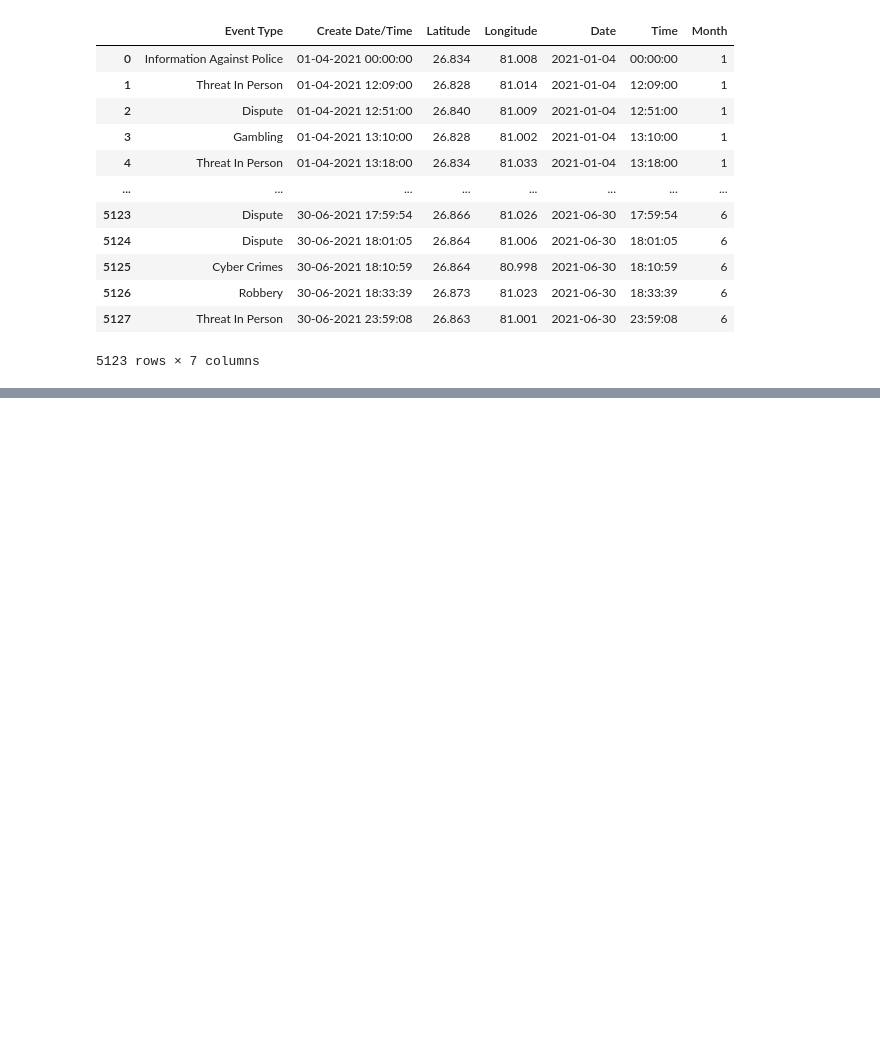
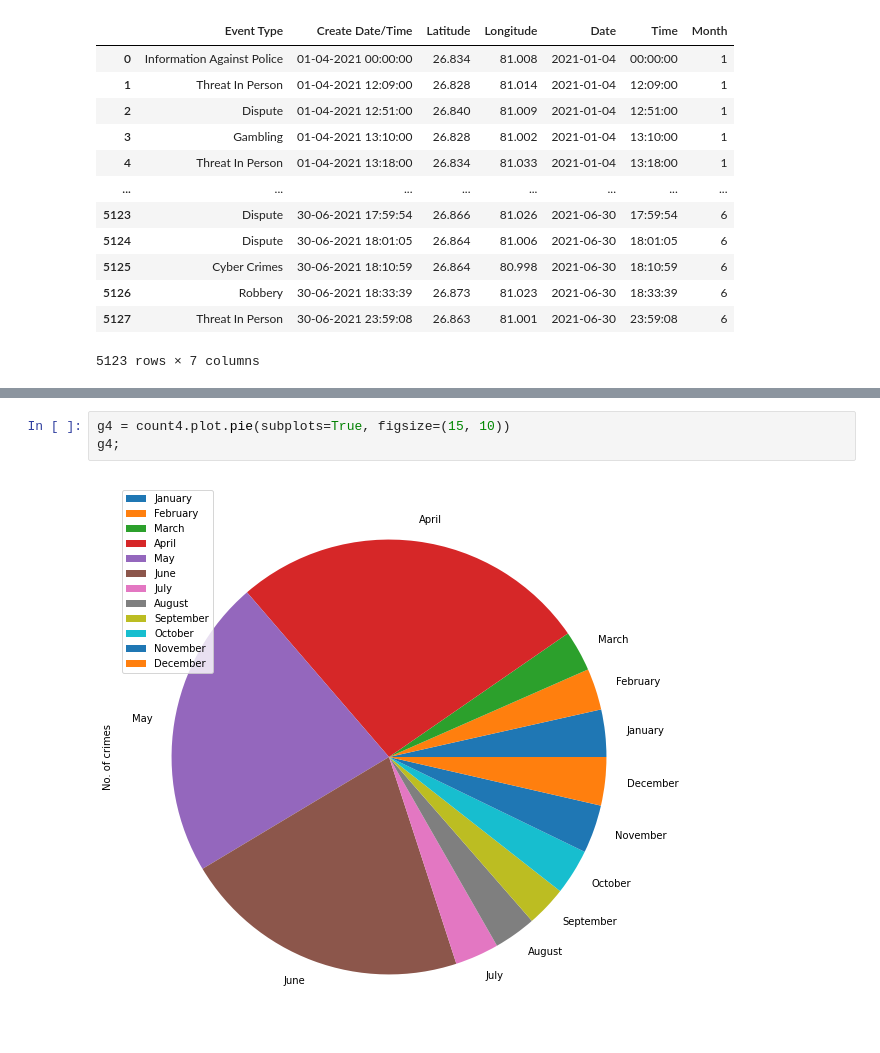
Before and after one commit to PsyCharan17/Crime-Analysis, a Jupyter notebook: MiniProject2.ipynb, the cells around one changed output, grey strips where cells are left out. Saved outputs shown, nothing was run; the diff lists cells and outputs as text; blank space fills up the shorter version.

Commit message:
Add files via upload
Pie Chart

```diff
--- a/MiniProject2.ipynb
+++ b/MiniProject2.ipynb
@@ -395,0 +396,5 @@ g3;
+# %%
+g4 = count4.plot.pie(subplots=True, figsize=(15, 10))
+g4;
+# %% [output]
+[figure, added]
```
Also changed, not shown: parts of 28 cells of this notebook.
